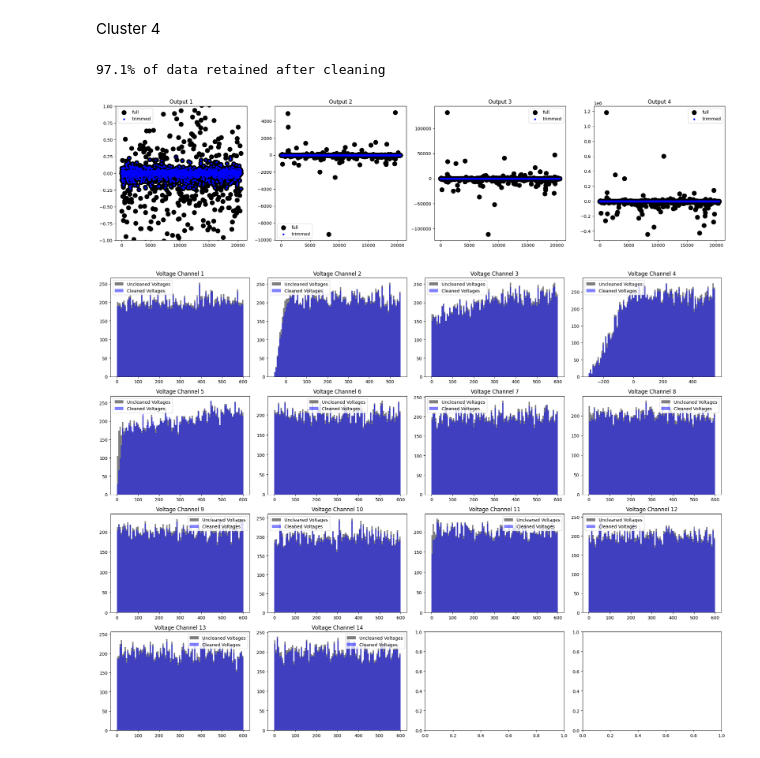
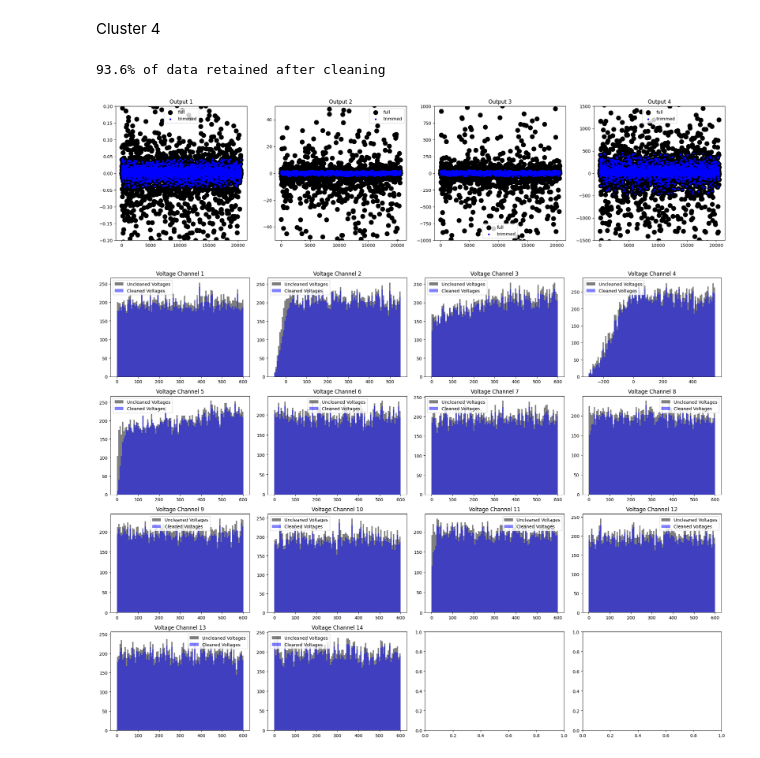
Before and after one commit to larrywu7/electron_optics, a Jupyter notebook: electron_optics_map_seperate_params.ipynb, the cells around one changed output. Saved outputs shown, nothing was run; the diff lists cells and outputs as text; code cells hidden in the pictures.

```diff
--- a/electron_optics_map_seperate_params.ipynb
+++ b/electron_optics_map_seperate_params.ipynb
@@ -107,17 +104,20 @@ _,_,all_predictions, all_true_values =plot_inference_comparison(predictor3,n_sam
 # %% [markdown]
 Cluster 4
 # %%
-threshold = 0.1
-_,ax,_,_,_,_=trim_scatter(["test_model_data.csv","parallel_test_model_data.csv"], output_values_start=22, output_values_end=25,trim_threshold=threshold,subplot_shape=(1,4),figsize=(20, 5))
+threshold = 60
+_,ax,_,_,_,_=trim_scatter(["test_model_data.csv","parallel_test_model_data.csv"], output_values_start=22, output_values_end=25,trim_mode='iqr',trim_threshold=threshold,subplot_shape=(1,4),figsize=(20, 5))
 # ax[0].set_xlim(0, 100)
-ax[0].set_ylim(-1, 1)
+ax[0].set_ylim(-0.2, 0.2)
+ax[1].set_ylim(-50, 50)
+ax[2].set_ylim(-1000, 1000)
+ax[3].set_ylim(-1500, 1500)
 
 
-_,_,_,_,fig,ax=trim_hist(['test_model_data.csv','parallel_test_model_data.csv'], output_values_start=22, output_values_end=25,trim_threshold=threshold,subplot_shape=(4,4))
+_,_,_,_,fig,ax=trim_hist(['test_model_data.csv','parallel_test_model_data.csv'], output_values_start=22, output_values_end=25,trim_mode='iqr',trim_threshold=threshold,subplot_shape=(4,4))
 # %% [output]
-97.1% of data retained after cleaning
+93.6% of data retained after cleaning
-[figure, old version]
+[figure, new version]
-[figure, old version]
+[figure, new version]
 # %%
 
 n_voltages = 14     # Number of voltage parameters
```
Also changed, not shown: parts of 3 cells of this notebook, 2 other files.
